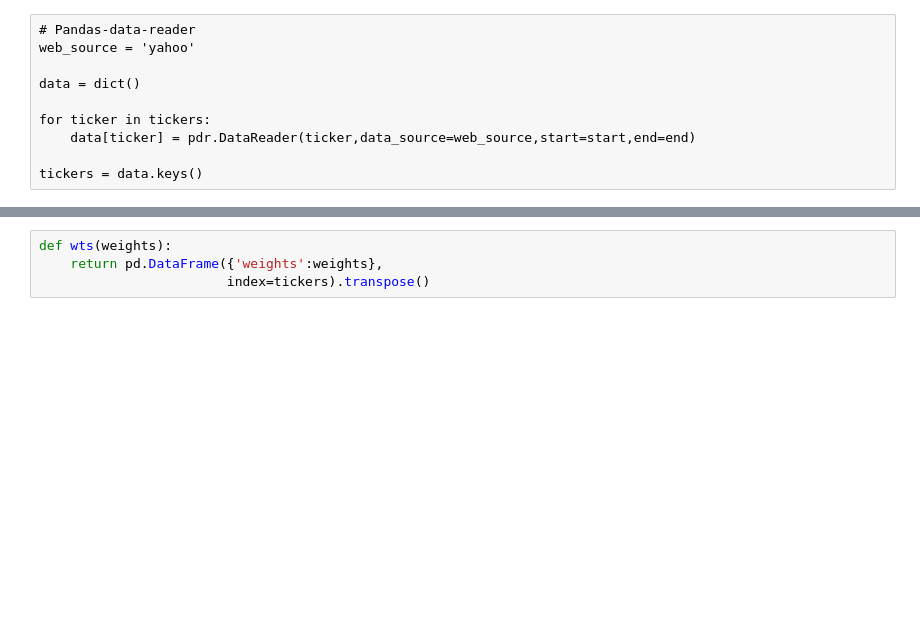
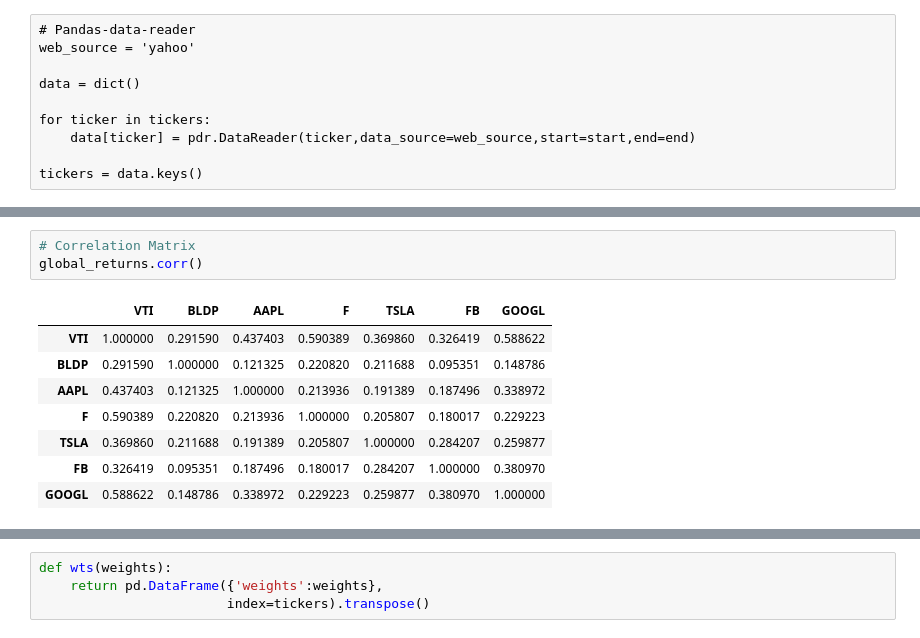
Before and after one commit to qcx201-nyu/portfolio_analysis, a Jupyter notebook: portfolio_analysis.ipynb, the cells around one changed output, grey strips where cells are left out. Cells and saved outputs as stored; diff of their text form; blank space fills up the shorter version.

```diff
--- a/portfolio_analysis.ipynb
+++ b/portfolio_analysis.ipynb
@@ -134,0 +188,12 @@ pd.DataFrame(global_returns.var().to_dict(),index=['variance'])
+# %%
+# Correlation Matrix
+global_returns.corr()
+# %% [output]
+|  | VTI | BLDP | AAPL | F | TSLA | FB | GOOGL |
+| VTI | 1.000000 | 0.291590 | 0.437403 | 0.590389 | 0.369860 | 0.326419 | 0.588622 |
+| BLDP | 0.291590 | 1.000000 | 0.121325 | 0.220820 | 0.211688 | 0.095351 | 0.148786 |
+| AAPL | 0.437403 | 0.121325 | 1.000000 | 0.213936 | 0.191389 | 0.187496 | 0.338972 |
+| F | 0.590389 | 0.220820 | 0.213936 | 1.000000 | 0.205807 | 0.180017 | 0.229223 |
+| TSLA | 0.369860 | 0.211688 | 0.191389 | 0.205807 | 1.000000 | 0.284207 | 0.259877 |
+| FB | 0.326419 | 0.095351 | 0.187496 | 0.180017 | 0.284207 | 1.000000 | 0.380970 |
+| GOOGL | 0.588622 | 0.148786 | 0.338972 | 0.229223 | 0.259877 | 0.380970 | 1.000000 |
```
Also changed, not shown: parts of 50 cells of this notebook.
